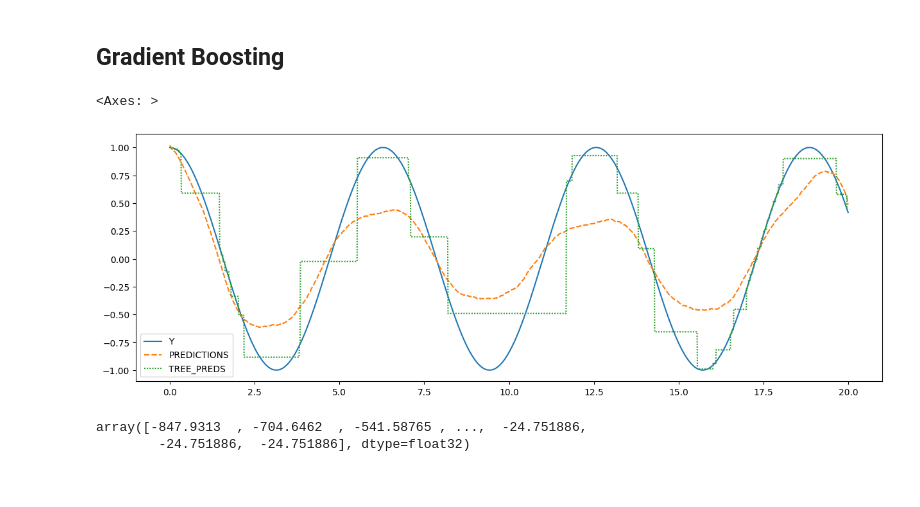
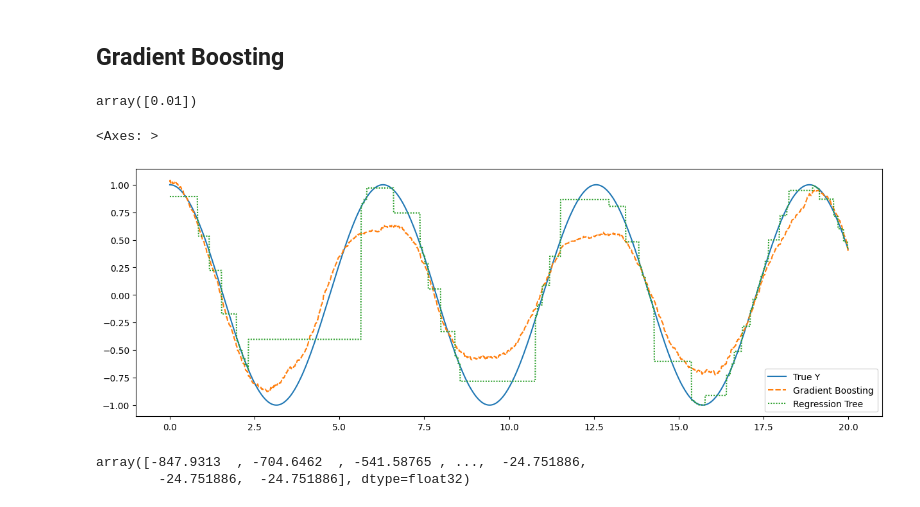
Before and after one commit to andre-b-fernandes/gradient-boosting-trees, a Jupyter notebook: main.ipynb, the cells around one changed output. Saved outputs shown, nothing was run; the diff lists cells and outputs as text; code cells hidden in the pictures.

```diff
--- a/main.ipynb
+++ b/main.ipynb
@@ -75,21 +75,26 @@ X = X.reshape(len(X), 1)
 # %%
 labels = Y
 points = X
-n_iterations = 10000
+n_iterations = 1000
 from tqdm import tqdm
 
 strong_predictions = np.zeros_like(labels)
 weak_models = []
-shrinkage = 0.001
+shrinkage = 0.01
 
 for _ in tqdm(range(n_iterations)):
     error = strong_predictions - labels
     tree = CartRegressionTree(max_level=3, min_points=20)
-    sample_idx = np.random.choice(np.arange(len(X)), 1500, replace=False)
-    tree.fit(points=points[sample_idx], labels=error[sample_idx])
+    # sample_idx = np.random.choice(np.arange(len(X)), 1500, replace=False)
+    # tree.fit(points=points[sample_idx], labels=error[sample_idx])
+    tree.fit(points=points, labels=error)
     weak_models.append(tree)
     weak_predictions = tree.predict(points=points)
     strong_predictions -= shrinkage * weak_predictions
+# %%
+points[1]
+# %% [output]
+array([0.01])
 # %%
 tree = CartRegressionTree(max_level=8, min_points=10)
 # %%
@@ -99,11 +104,11 @@ tree_preds = tree.predict(X)
 # %%
 plt.figure(figsize=(15, 5))
 
-data = pd.DataFrame(index=X.ravel(), data=list(zip(Y, strong_predictions, tree_preds)), columns=["Y", "PREDICTIONS", "TREE_PREDS"])
+data = pd.DataFrame(index=X.ravel(), data=list(zip(Y, strong_predictions, tree_preds)), columns=["True Y", "Gradient Boosting", "Regression Tree"])
 sns.lineplot(data=data)
 # %% [output]
 <Axes: >
-[figure, old version]
+[figure, new version]
 # %%
 gradient_boosting.fit(points=X, labels=Y, n_iterations=100)
 # %%
```
Also changed, not shown: 6 other files.
